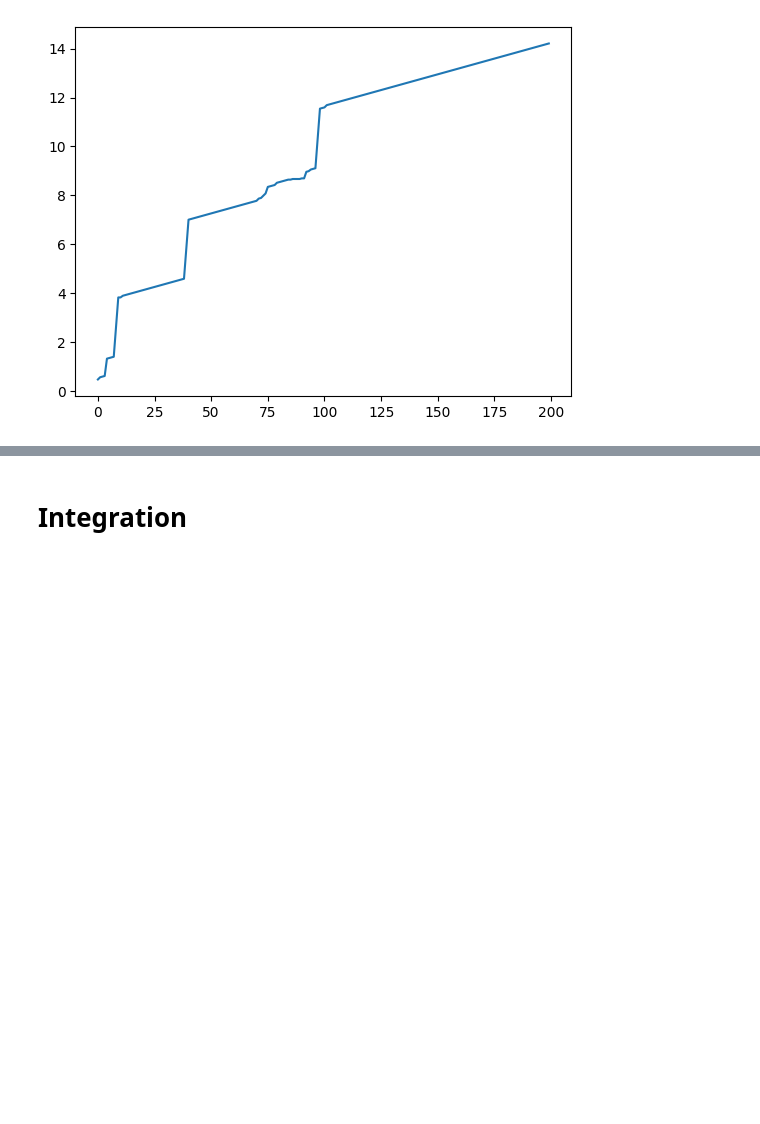
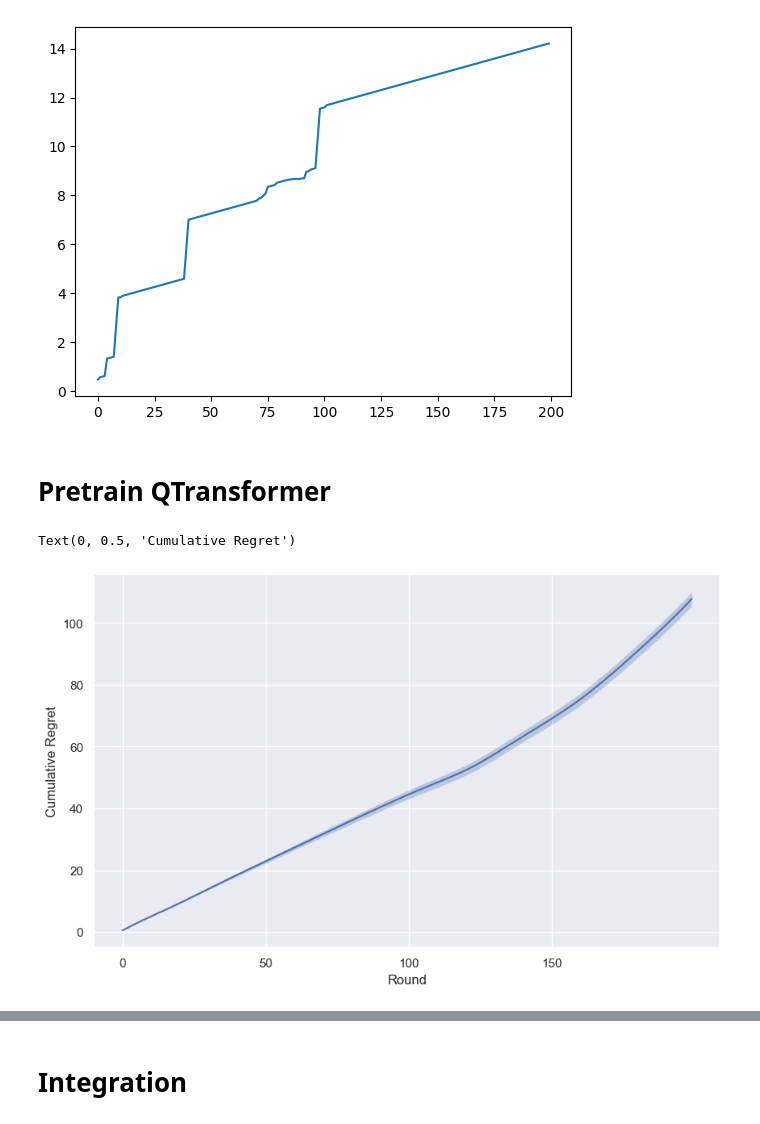
Before and after one commit to xjxyys/In-context-RL, a Jupyter notebook: experiment.ipynb, the cells around one changed output, grey strips where cells are left out. Cells and saved outputs as stored; diff of their text form; code cells hidden in the pictures; blank space fills up the shorter version.

```diff
--- a/experiment.ipynb
+++ b/experiment.ipynb
@@ -60,12 +60,14 @@ for i in tqdm.tqdm(range(num_trajectories)):
 import pandas as pd
 df_regrets= pd.DataFrame(all_regrets)
 df_regrets.to_csv('data/linucb_regrets.csv', index=False)
-
-
-# Save trajectories
-import pickle
-with open('data/linucb_trajectories.pkl', 'wb') as f:
-    pickle.dump(trajectories, f)
+# %%
+import pickle
+
+# 假设 trajectories 是一个大型列表，可以被分为多个较小的部分
+chunk_size = 20000  # 根据实际情况设定合适的大小
+for i in range(0, len(trajectories), chunk_size):
+    with open(f'data/linucb_trajectories_part{i//chunk_size}.pkl', 'wb') as f:
+        pickle.dump(trajectories[i:i+chunk_size], f)
 # %%
 # Plot the average regret with confidence interval
 import matplotlib.pyplot as plt
@@ -202,3 +266,10 @@ plt.show()
+# %%
+# Save trajectories
+import pickle
+chunk_size = 20000
+for i in range(0, len(trajectories), chunk_size):
+    with open(f'data/RandomChoose_trajectories_part{i//chunk_size}.pkl', 'wb') as f:
+        pickle.dump(trajectories[i:i+chunk_size], f)
 # %% [markdown]
 # Pretrain Transformers
 # %%
@@ -470,3 +528,5 @@ plt.plot(total_regrets)
 # %% [output]
 [<matplotlib.lines.Line2D at 0x...>]
 [figure]
+# %% [markdown]
+# Pretrain QTransformer
@@ -472,0 +651,19 @@ plt.plot(total_regrets)
+# %%
+# save the regrets
+import pandas as pd
+df_regrets = pd.DataFrame(all_regrets)
+# df_regrets.to_csv('data/Qtransformer_random_regrets_0706_2_mix1.csv', index=False)
+df_regrets.to_csv('data/Qtransformer_ucb_regrets_1.csv', index=False)
+
+
+sns.set()
+plt.figure(figsize=(10, 6))
+plt.plot(df_regrets.mean(), label='Qtransformer')
+plt.fill_between(df_regrets.columns, df_regrets.mean() - df_regrets.std()/np.sqrt(num_trajectories), df_regrets.mean() + df_regrets.std()/np.sqrt(num_trajectories), alpha=0.3)
+plt.xlabel('Round')
+# ever 50 rounds set a x-tick
+plt.xticks(np.arange(0, T, 50))
+plt.ylabel('Cumulative Regret')
+# %% [output]
+Text(0, 0.5, 'Cumulative Regret')
+[figure, added]
```
Also changed, not shown: parts of 15 cells of this notebook, 7 other files.
